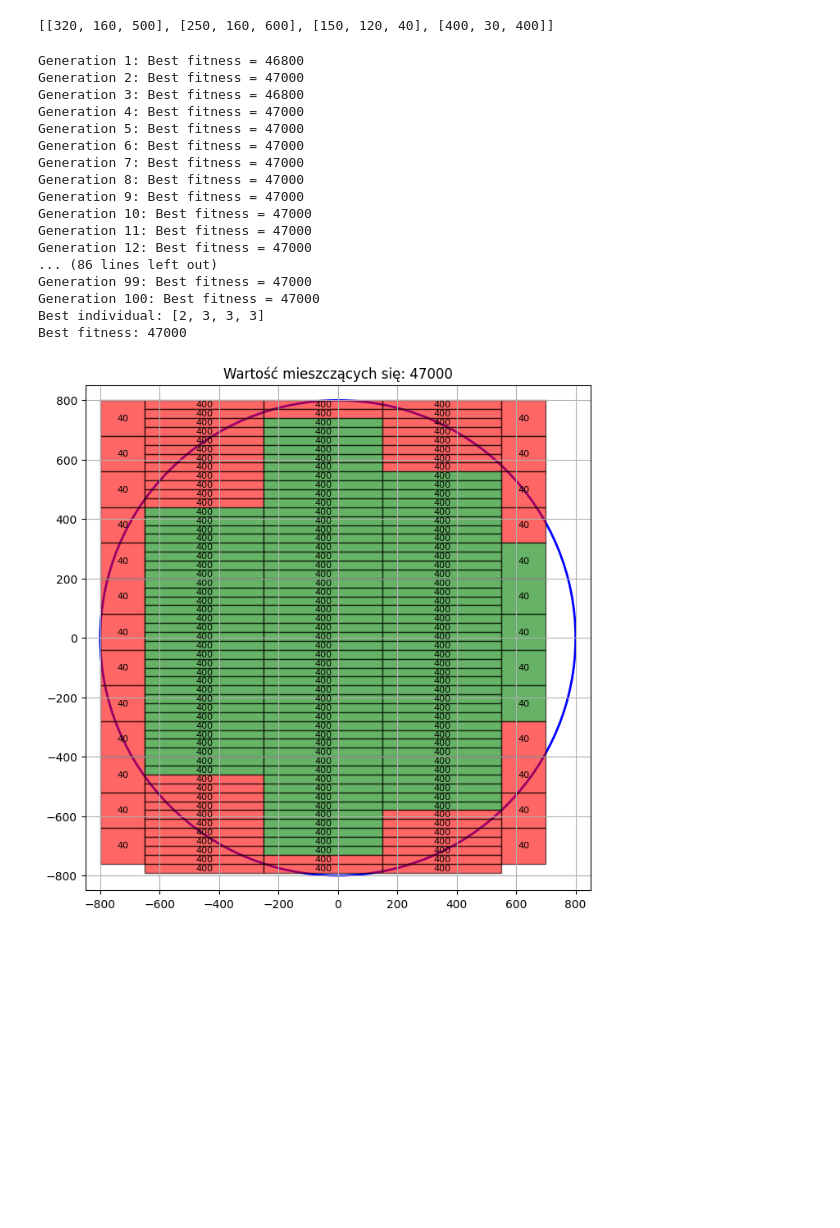
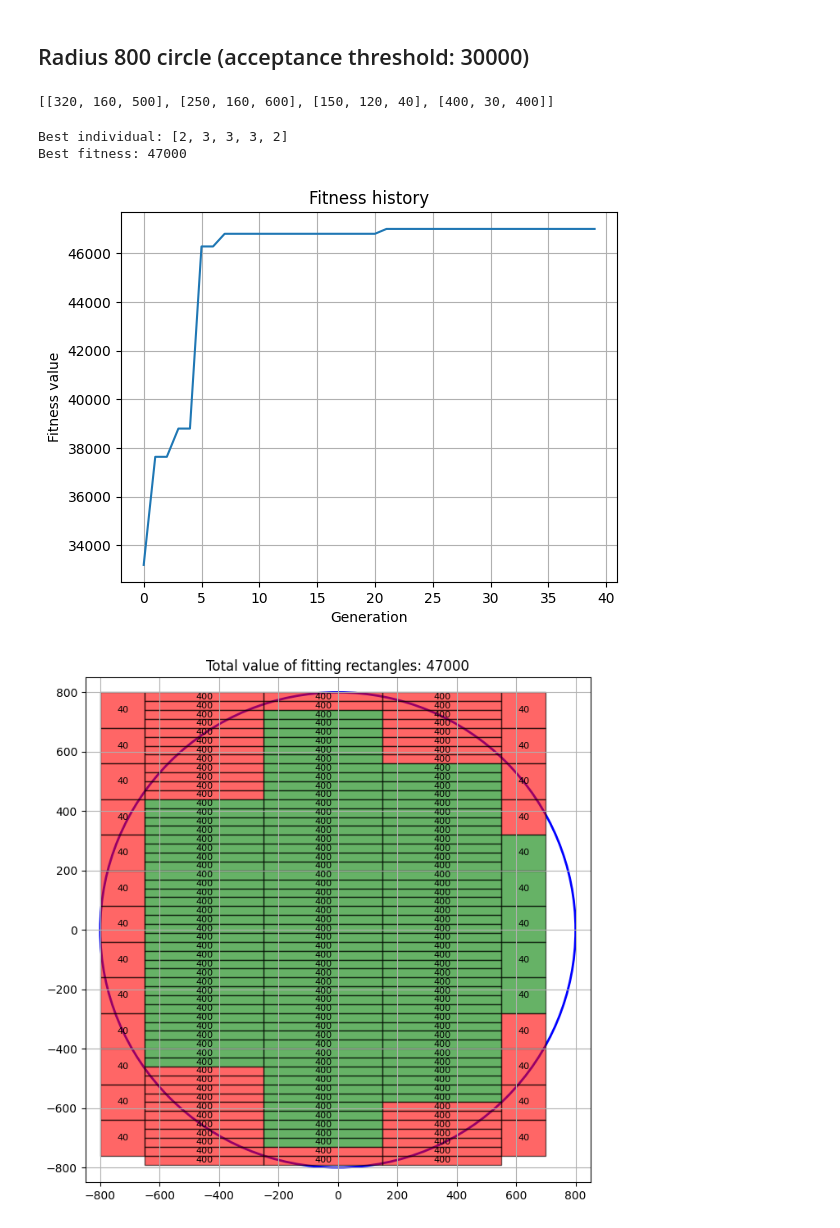
Before and after one commit to wojcikbart/NeuralNetworks, a Jupyter notebook: AE/ae2.ipynb, the cells around one changed output. Drawn from its saved outputs; the diff is of its cells as text; code cells hidden in the pictures; blank space fills up the shorter version.

```diff
--- a/AE/ae2.ipynb
+++ b/AE/ae2.ipynb
@@ -155,3 +180,5 @@ class CuttingStock:
+# %% [markdown]
+## Radius 800 circle (acceptance threshold: 30000)
 # %%
 r800 = pd.read_csv('dane_ae/cutting/cutting/r800.csv')
 rectangles = r800.values.tolist()
@@ -160,25 +187,12 @@ rectangles
 [[320, 160, 500], [250, 160, 600], [150, 120, 40], [400, 30, 400]]
 # %%
 radius = 800
-cs = CuttingStock(rectangles, radius, pop_size=25)
-cs.run(generations=100, mutation_rate=0.1, k=3, verbose=True)
+cs = CuttingStock(rectangles, radius, pop_size=20)
+cs.run(generations=20, mutation_rate=0.1, k=3, verbose=False)
+cs.plot_fitness_history()
 cs.visualize_individual(cs.best_individual)
 # %% [output]
-Generation 1: Best fitness = 46800
-Generation 2: Best fitness = 47000
-Generation 3: Best fitness = 46800
-Generation 4: Best fitness = 47000
-Generation 5: Best fitness = 47000
-Generation 6: Best fitness = 47000
-Generation 7: Best fitness = 47000
-Generation 8: Best fitness = 47000
-Generation 9: Best fitness = 47000
-Generation 10: Best fitness = 47000
-Generation 11: Best fitness = 47000
-Generation 12: Best fitness = 47000
-... (86 lines left out)
-Generation 99: Best fitness = 47000
-Generation 100: Best fitness = 47000
-Best individual: [2, 3, 3, 3]
+Best individual: [2, 3, 3, 3, 2]
 Best fitness: 47000
-[figure, old version]
+[figure, new version]
+[figure, added]
```
Also changed, not shown: parts of 4 cells of this notebook.
